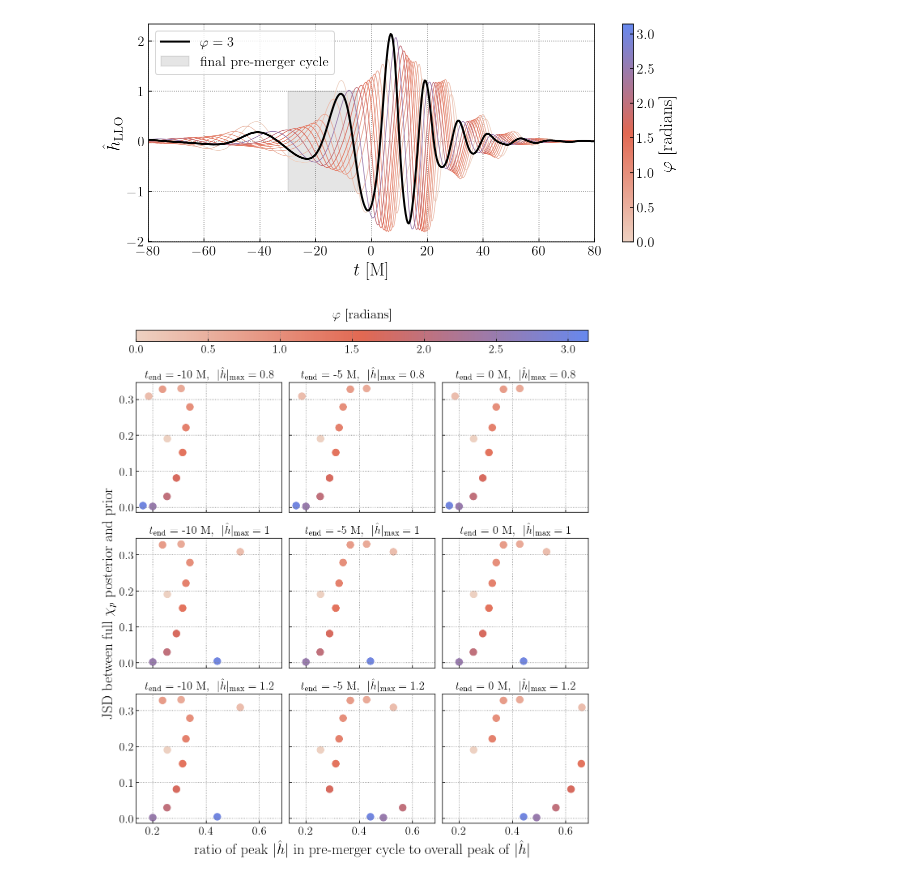
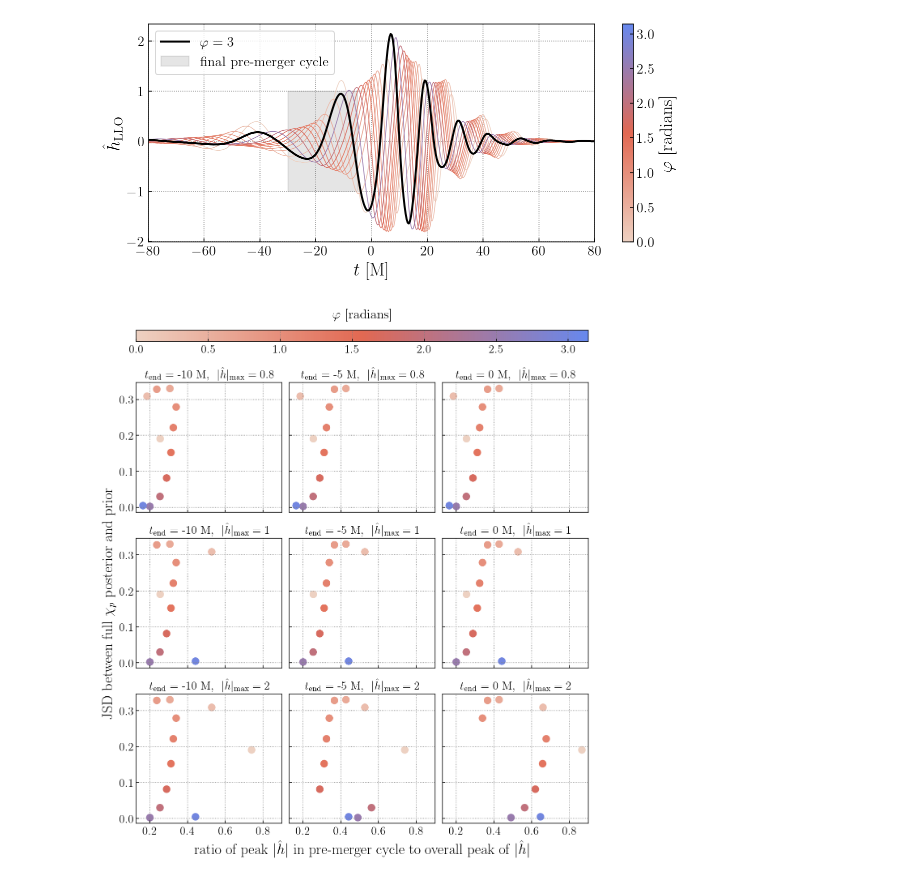
Before and after one commit to simonajmiller/heavy-precessing-bbh-time-domain, a Jupyter notebook: figures/supplemental_figures/phase.ipynb, the cells around one changed output. Cells and saved outputs as stored; diff of their text form; code cells hidden in the pictures.

```diff
--- a/figures/supplemental_figures/phase.ipynb
+++ b/figures/supplemental_figures/phase.ipynb
@@ -145,7 +145,7 @@ def get_premerger_strain_quantity(inj, inj_params, tcut, hmax=1):
 premerger_strain_dict = {}
 
 TCUTS = [-10, -5, 0]
-hmaxes = [0.8, 1, 1.2]
+hmaxes = [0.8, 1, 2]
 
 for TCUT in TCUTS:
     premerger_strain_dict_ = {}
@@ -172,30 +172,30 @@ for TCUT in TCUTS:
 # %%
 fig, axes = plt.subplots(3, 3, figsize=(10, 10), sharex=True, sharey=True)
 
 colors = [pf.get_color(x, 'phase', cmap) for x in params_to_plot['phase']]
 
 
 for ax, TCUT, hmax in zip(axes.flatten(),
                              [-10, -5, 0, -10, -5, 0, -10, -5, 0],
-                             [0.8, 0.8, 0.8, 1, 1, 1, 1.2, 1.2, 1.2]):
+                             [0.8, 0.8, 0.8, 1, 1, 1, 2, 2, 2]):
     ax.scatter(premerger_strain_dict[TCUT][hmax]['phase'], JSD_dict['phase'], c=colors, s=70)
     ax.set_title(fr'$t_{{\rm end}}$ = {TCUT} M, $~|\hat h|_{{\rm max}} = {hmax}$', fontsize=14)
 
 
 cax = plt.axes((0.125, 0.95, 0.775, 0.02)) #(left, bottom, width, height)
 cnorm = matplotlib.colors.Normalize(vmin=0, vmax=np.pi)
 plt.colorbar(matplotlib.cm.ScalarMappable(norm=cnorm, cmap=cmap), cax=cax, orientation='horizontal')
 cax.set_title(r'$\varphi$ [radians]', fontsize=16, y=1.6)
 
 plt.subplots_adjust(wspace=0.05)
 
 axes[1][0].set_ylabel('JSD between full $\chi_p$ posterior and prior')
 axes[2][1].set_xlabel('ratio of peak $|\hat h|$ in pre-merger cycle to overall peak of $|\hat h|$')
 
 plt.savefig('phases_JSD_vs_strain.png', dpi=600, bbox_inches='tight')
 plt.show()
 # %% [output]
-[figure, old version]
+[figure, new version]
 # %%
 fig, axes = plt.subplots(4,1, figsize=(10,10), sharey=True, sharex=True)
 
```
Also changed, not shown: parts of 1 cell of this notebook, 1 other file.
